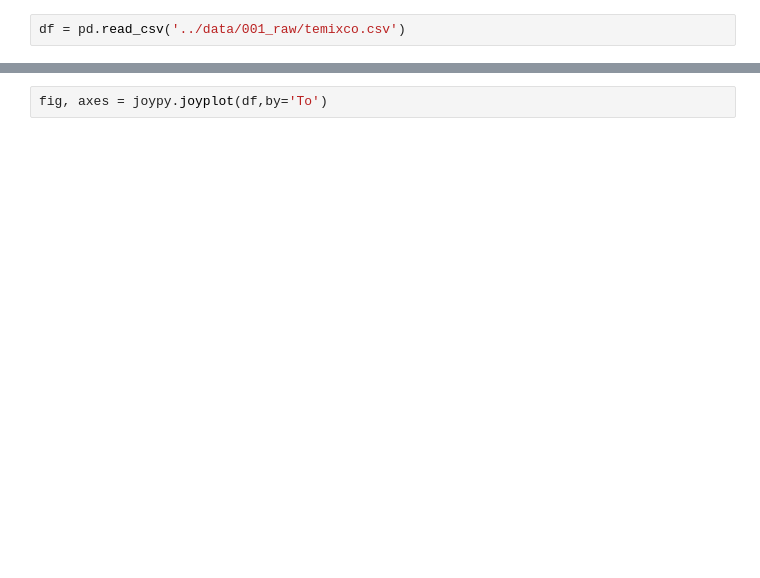
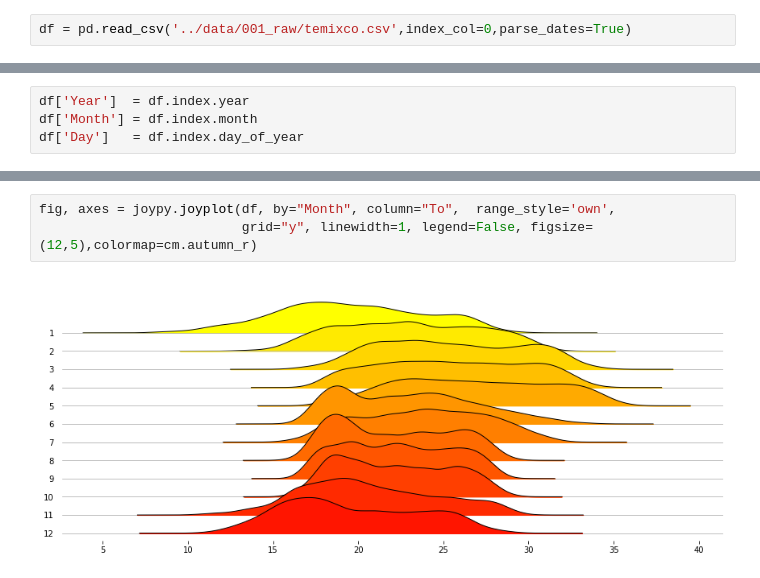
Before and after one commit to AltamarMx/mas20problemas, a Jupyter notebook: notebooks/joyplot.ipynb, the cells around one changed output, grey strips where cells are left out. Drawn from its saved outputs; the diff is of its cells as text; blank space fills up the shorter version.

Commit message:
joyplot

```diff
--- a/notebooks/joyplot.ipynb
+++ b/notebooks/joyplot.ipynb
@@ -5,2 +6,2 @@ import pandas as pd
 # %%
-df = pd.read_csv('../data/001_raw/temixco.csv')
+df = pd.read_csv('../data/001_raw/temixco.csv',index_col=0,parse_dates=True)
@@ -6,0 +10,4 @@ df = pd.read_csv('../data/001_raw/temixco.csv')
+# %%
+df['Year']  = df.index.year
+df['Month'] = df.index.month
+df['Day']   = df.index.day_of_year
@@ -7,2 +31,5 @@ df = pd.read_csv('../data/001_raw/temixco.csv')
 # %%
-fig, axes = joypy.joyplot(df,by='To')
+fig, axes = joypy.joyplot(df, by="Month", column="To",  range_style='own',
+                          grid="y", linewidth=1, legend=False, figsize=(12,5),colormap=cm.autumn_r)
+# %% [output]
+[figure, added]
```
Also changed, not shown: parts of 3 cells of this notebook, 1 other file.
